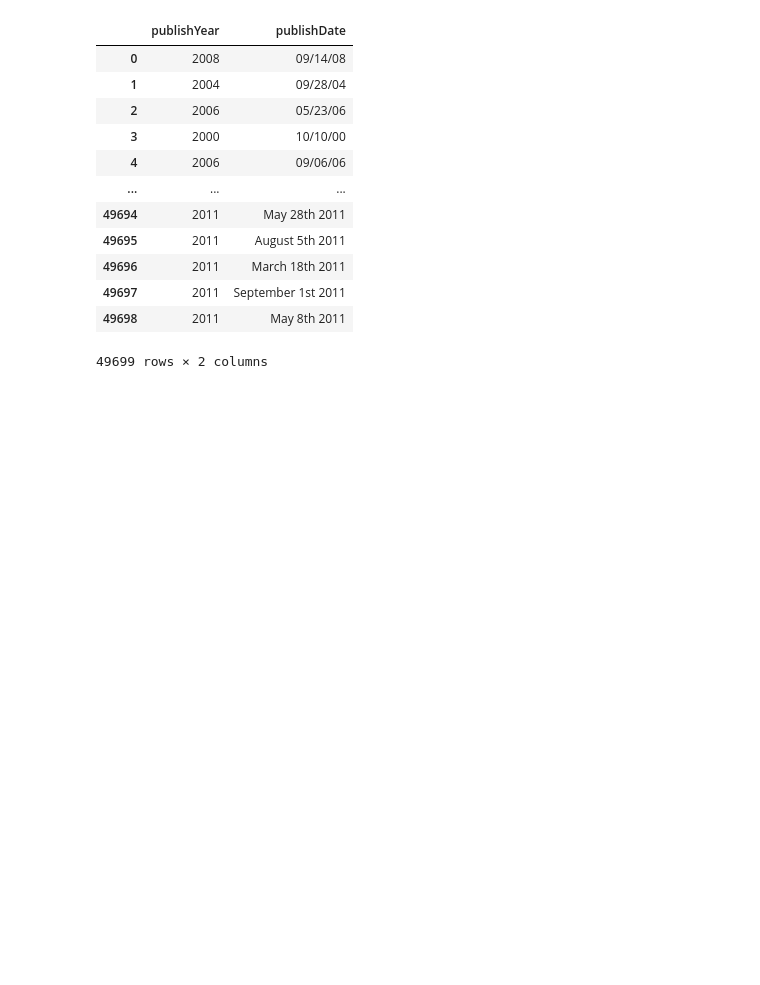
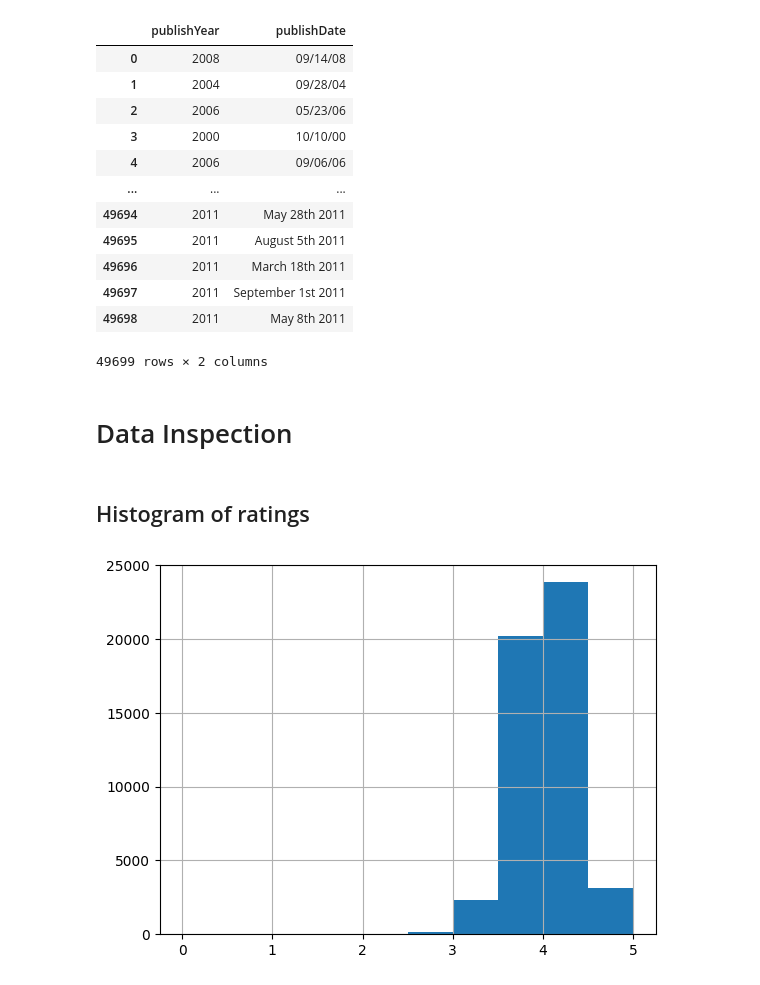
Before and after one commit to cpapasotiri/Data-Mining-Techniques, a Jupyter notebook: Projects/project2/sdi1900151_project2.ipynb, the cells around one changed output. Cells and saved outputs as stored; diff of their text form; code cells hidden in the pictures; blank space fills up the shorter version.

Commit message:
data inspection

```diff
--- a/Projects/project2/sdi1900151_project2.ipynb
+++ b/Projects/project2/sdi1900151_project2.ipynb
@@ -159,3 +159,11 @@ df.loc[:, ['publishYear', 'publishDate']]
 | 49697 | 2011 | September 1st 2011 |
 | 49698 | 2011 | May 8th 2011 |
 49699 rows × 2 columns
+# %% [markdown]
+# Data Inspection
+# %% [markdown]
+## Histogram of ratings
+# %%
+hist = df['rating'].hist()
+# %% [output]
+[figure, added]
```
Also changed, not shown: parts of 12 cells of this notebook.
